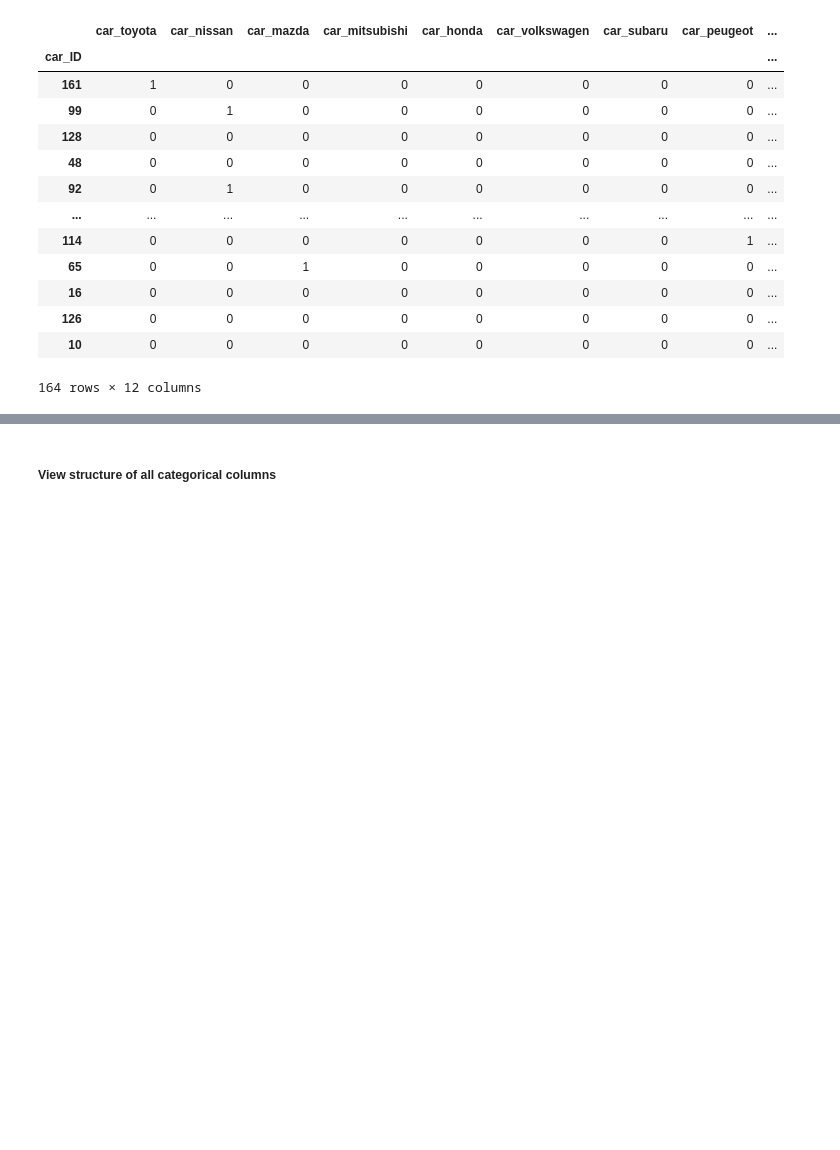
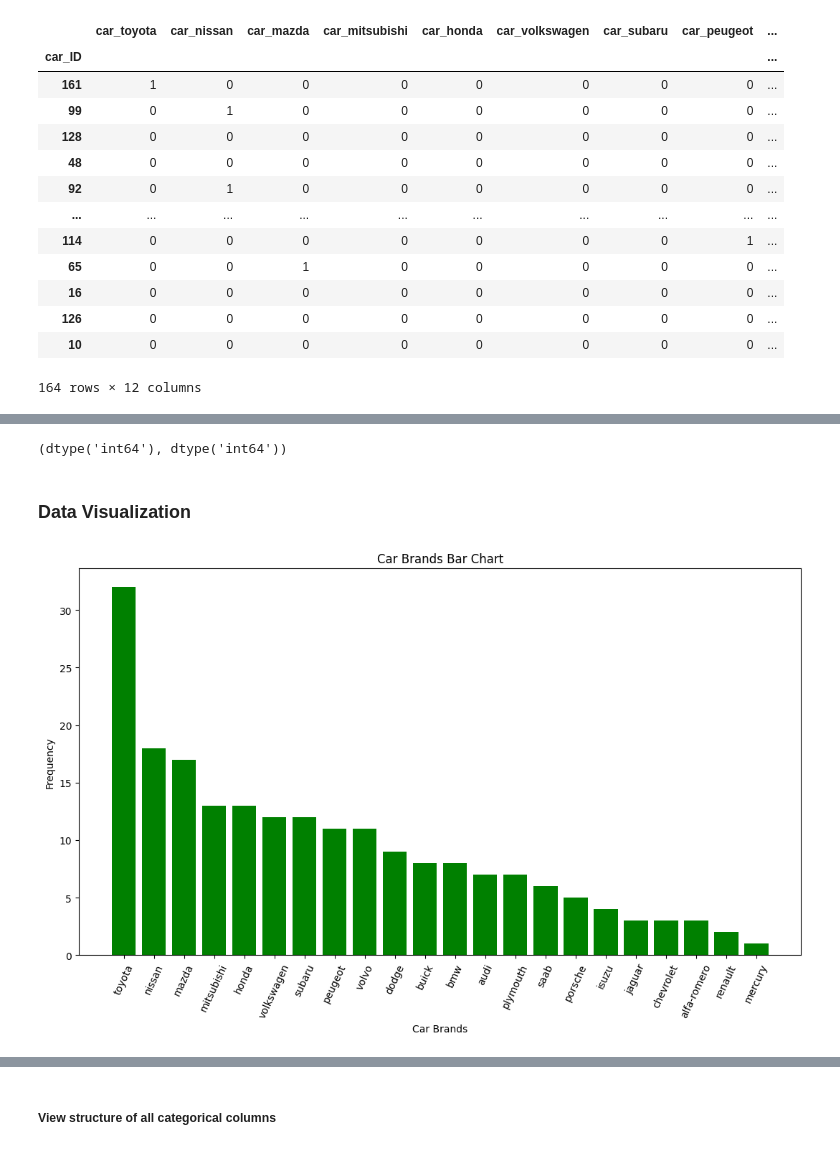
Before and after one commit to Sam-3l/Car-Price-Prediction, a Jupyter notebook: cars-price-prediction.ipynb, the cells around one changed output, grey strips where cells are left out. Cells and saved outputs as stored; diff of their text form; code cells hidden in the pictures; blank space fills up the shorter version.

```diff
--- a/cars-price-prediction.ipynb
+++ b/cars-price-prediction.ipynb
@@ -209,0 +224,20 @@ memory usage: 32.0+ KB
+# %%
+cylinder_dict = {'two': 2, 'three': 3, 'four': 4, 'five': 5, 'six': 6, 'eight': 8, 'twelve': 12}
+X_train["cylindernumber"].replace(cylinder_dict, inplace=True)
+X_test["cylindernumber"].replace(cylinder_dict, inplace=True)
+X_train["cylindernumber"].dtype, X_test["cylindernumber"].dtype
+# %% [output]
+(dtype('int64'), dtype('int64'))
+# %% [markdown]
+### Data Visualization
+# %%
+cb_vals = car_brands.value_counts()
+plt.figure(figsize=(13, 7))
+plt.bar(cb_vals.index, cb_vals, color='green')
+plt.xlabel('Car Brands')
+plt.ylabel('Frequency')
+plt.title('Car Brands Bar Chart')
+plt.xticks(rotation=65)
+plt.show()
+# %% [output]
+[figure, added]
```
Also changed, not shown: parts of 31 cells of this notebook.
